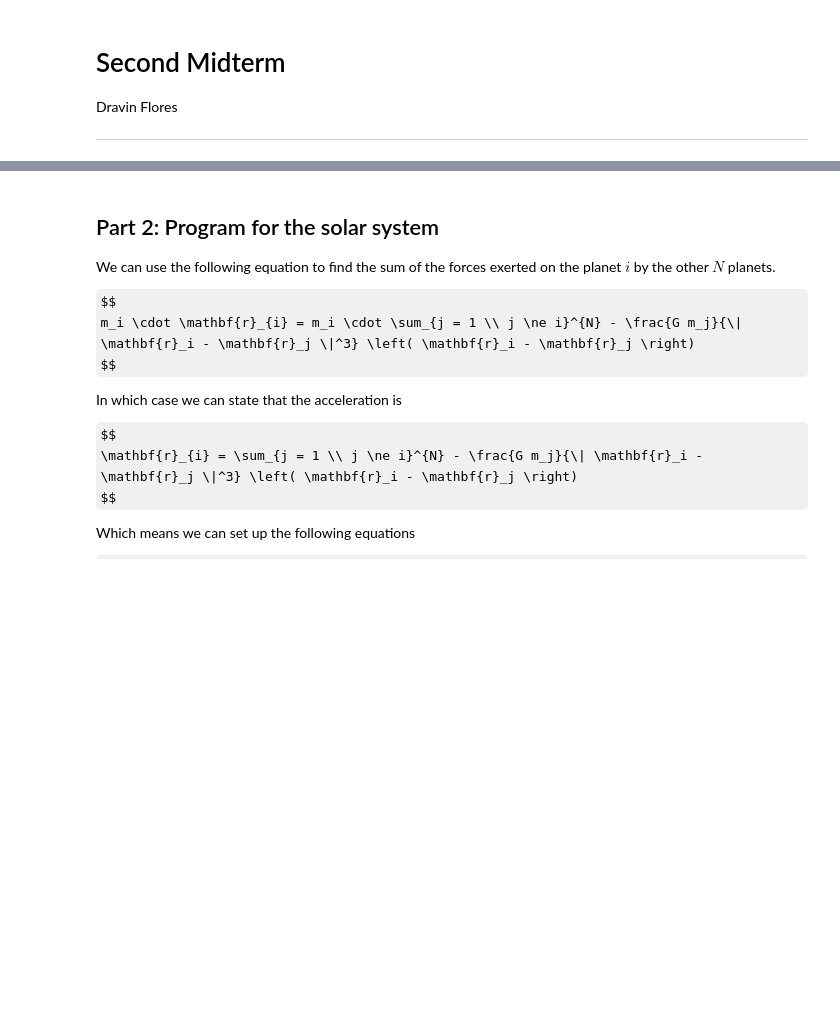
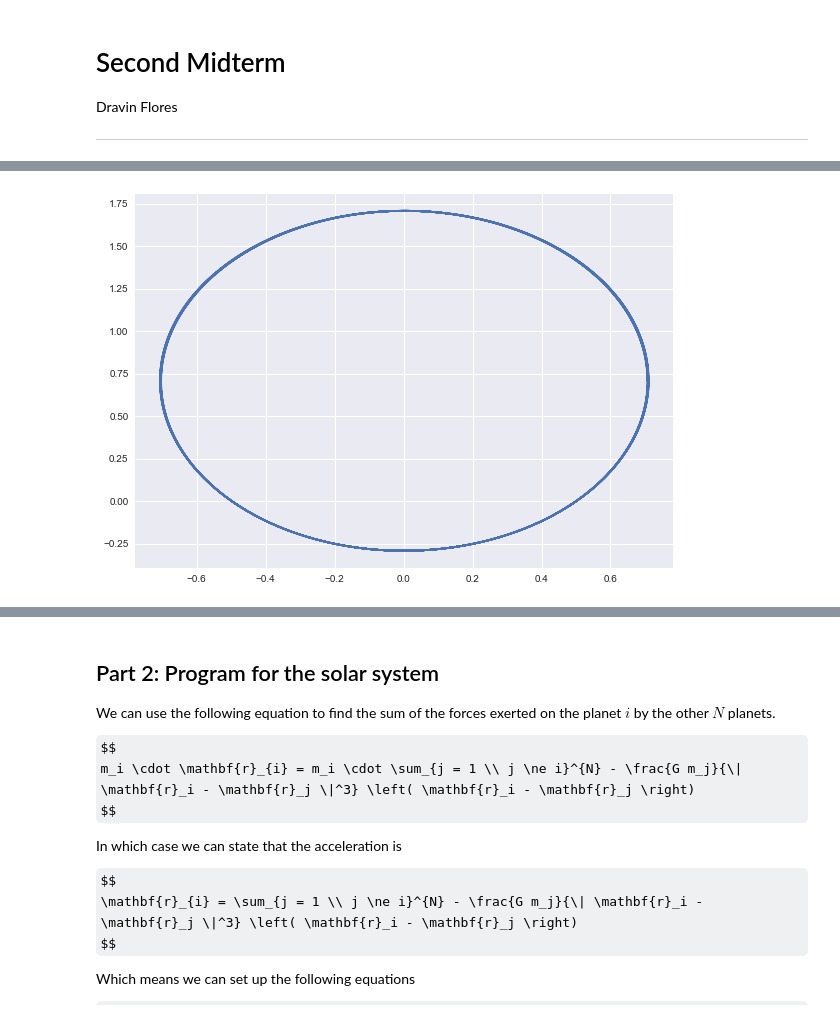
Before and after one commit to dravinflores/PHY321-Homework, a Jupyter notebook: Midterm2.ipynb, the cells around one changed output, grey strips where cells are left out. Drawn from its saved outputs; the diff is of its cells as text; code cells hidden in the pictures; some formulas as TeX source; blank space fills up the shorter version.

```diff
--- a/Midterm2.ipynb
+++ b/Midterm2.ipynb
@@ -7,0 +27,61 @@ Dravin Flores
+# %%
+import matplotlib.pyplot as plt
+import numpy as np
+import math
+
+def calculate_velocity_verlet(dim=2, dt=0.001, tf=10, ti=0, r0=0, v0=0):
+    # We need to know how many intervals to calculate.
+    n = math.ceil( (tf - ti) / dt)
+
+    # Just in-case we ever want to choose default values.
+    if type(r0) is int:
+        r0 = np.zeros((1, dim), dtype=float)
+    if type(v0) is int:
+        v0 = np.zeros((1, dim), dtype=float)
+
+    # These are the arrays that will store our data.
+    t = np.zeros(n)
+    r = np.zeros((n, dim), dtype=float)
+    v = np.zeros((n, dim), dtype=float)
+    E = np.zeros((n, 1), dtype=float)
+    L = np.zeros((n, dim), dtype=float)
+
+    # This constant is used in the calculations below. Heavily. Thus, it is
+    # easier to just define it now.
+    K = 4 * math.pi * math.pi
+
+    # Mass of the Earth in solar masses.
+    m_e = (3.0027E-6)
+
+    # Setting up the initial position and velocity vectors.
+    r[0] = r0
+    v[0] = v0
+    E[0] = (0.5 * m_e * np.linalg.norm(v[0])**2) + (-K * m_e)/(np.linalg.norm(r[0]))
+    L[0] = np.cross((m_e) * v[0], r[0])
+
+    for i in range(n - 1):
+        r_mag = math.sqrt(sum(r[i]*r[i]))
+        a = (-K * r[i]) / (r_mag ** 3)
+
+        r[i+1] = r[i] + v[i]*dt + 0.5*a * (dt ** 2)
+        r_mag = math.sqrt(sum(r[i+1]*r[i+1]))
+        ap = (-K * r[i+1]) / (r_mag ** 3)
+
+        v[i+1] = v[i] + 0.5*(a + ap)*dt
+        t[i+1] = t[i] + dt
+
+        # We have to make sure we do not divide by zero.
+        E[i+1] = E[0] + (0.5 * m_e * np.linalg.norm(v[i])**2) + (-K * m_e)/(np.linalg.norm(r[i]))
+        L[i+1] = L[0] + np.cross((m_e) * v[i], r[i])
+
+    return (t, r, v, E, L)
+
+r0 = np.array([math.sqrt(0.5), math.sqrt(0.5)])
+v0 = np.array([0.00, 2 * math.pi])
+
+(t, r, v, E, L) = calculate_velocity_verlet(r0=r0, v0=v0)
+(fig, ax) = plt.subplots(constrained_layout = True)
+ax.plot(r[:, 0], r[:, 1])
+plt.show()
+# %% [output]
+[figure, added]
```
Also changed, not shown: parts of 15 cells of this notebook.
